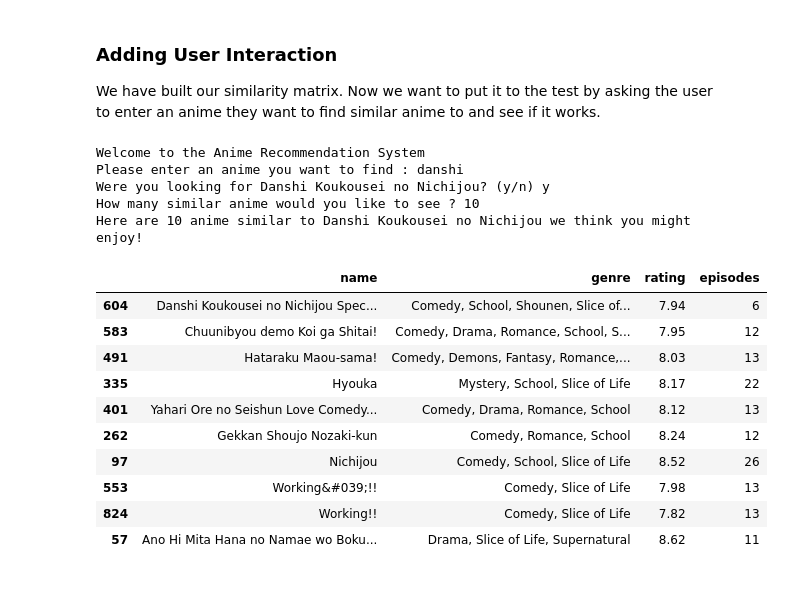
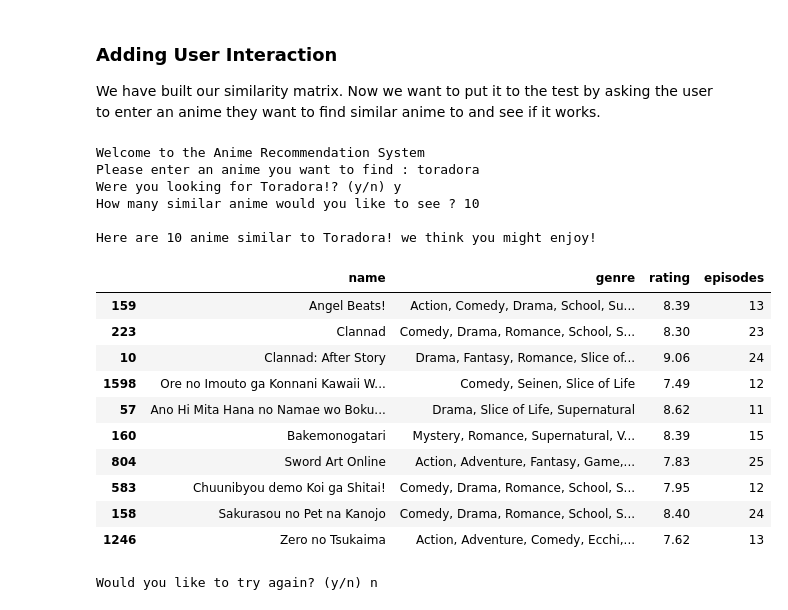
Before and after one commit to darreniyer0601/anime-rec-system, a Jupyter notebook: anime_recommendation_system.ipynb, the cells around one changed output. Cells and saved outputs as stored; diff of their text form; code cells hidden in the pictures.

```diff
--- a/anime_recommendation_system.ipynb
+++ b/anime_recommendation_system.ipynb
@@ -114,8 +114,8 @@ user_ratings.head()
 5 rows × 9926 columns
 # %%
 # There seem to be a lot of NaN values
-# Let's drop all anime which have less than 100 ratings
-user_ratings = user_ratings.dropna(thresh=100,axis=1)
+# Let's drop all anime which have less than 50 ratings
+user_ratings = user_ratings.dropna(thresh=50,axis=1)
 # %%
 # We will clean the remaining values by replacing NaN with 0
 user_ratings = user_ratings.fillna(0)
@@ -255,7 +255,7 @@ def confirm_user_anime(found):
             continue
     return ''
 # %%
-def main():
+def run_recommender():
     # Welcome user to system
     print('Welcome to the Anime Recommendation System')
 
@@ -271,6 +271,7 @@ def main():
     # Check to see if any anime were found
     if len(found) == 0:
         print('Sorry, we were not able to find that in our database')
+        return
 
     # Confirm the anime from the user
     anime_to_find = confirm_user_anime(found)
@@ -278,6 +279,7 @@ def main():
     # Check to see if the user's anime was in the list
     if len(anime_to_find) == 0:
         print('Sorry we were unable to find the anime you were looking for')
+        return
 
     # Ask user for number of similar anime they want to see
     limit = input('How many similar anime would you like to see ? ')
@@ -293,22 +295,28 @@ def main():
     print(f'Here are {limit} anime similar to {anime_to_find} we think you might enjoy!')
     display(top_similar_anime)
 # %%
-if __name__ == '__main__':
-    main()
+while True:
+    run_recommender()
+    retry = input('Would you like to try again? (y/n) ')
+    if retry != 'y':
+        break
+    %clear
 # %% [output]
 Welcome to the Anime Recommendation System
-Please enter an anime you want to find : danshi
-Were you looking for Danshi Koukousei no Nichijou? (y/n) y
+Please enter an anime you want to find : toradora
+Were you looking for Toradora!? (y/n) y
 How many similar anime would you like to see ? 10
-Here are 10 anime similar to Danshi Koukousei no Nichijou we think you might enjoy!
+
+Here are 10 anime similar to Toradora! we think you might enjoy!
 |  | name | genre | rating | episodes |
-| 604 | Danshi Koukousei no Nichijou Spec... | Comedy, School, Shounen, Slice of... | 7.94 | 6 |
+| 159 | Angel Beats! | Action, Comedy, Drama, School, Su... | 8.39 | 13 |
+| 223 | Clannad | Comedy, Drama, Romance, School, S... | 8.30 | 23 |
+| 10 | Clannad: After Story | Drama, Fantasy, Romance, Slice of... | 9.06 | 24 |
+| 1598 | Ore no Imouto ga Konnani Kawaii W... | Comedy, Seinen, Slice of Life | 7.49 | 12 |
+| 57 | Ano Hi Mita Hana no Namae wo Boku... | Drama, Slice of Life, Supernatural | 8.62 | 11 |
+| 160 | Bakemonogatari | Mystery, Romance, Supernatural, V... | 8.39 | 15 |
+| 804 | Sword Art Online | Action, Adventure, Fantasy, Game,... | 7.83 | 25 |
 | 583 | Chuunibyou demo Koi ga Shitai! | Comedy, Drama, Romance, School, S... | 7.95 | 12 |
-| 491 | Hataraku Maou-sama! | Comedy, Demons, Fantasy, Romance,... | 8.03 | 13 |
-| 335 | Hyouka | Mystery, School, Slice of Life | 8.17 | 22 |
-| 401 | Yahari Ore no Seishun Love Comedy... | Comedy, Drama, Romance, School | 8.12 | 13 |
-| 262 | Gekkan Shoujo Nozaki-kun | Comedy, Romance, School | 8.24 | 12 |
-| 97 | Nichijou | Comedy, School, Slice of Life | 8.52 | 26 |
-| 553 | Working&#039;!! | Comedy, Slice of Life | 7.98 | 13 |
-| 824 | Working!! | Comedy, Slice of Life | 7.82 | 13 |
-| 57 | Ano Hi Mita Hana no Namae wo Boku... | Drama, Slice of Life, Supernatural | 8.62 | 11 |
+| 158 | Sakurasou no Pet na Kanojo | Comedy, Drama, Romance, School, S... | 8.40 | 24 |
+| 1246 | Zero no Tsukaima | Action, Adventure, Comedy, Ecchi,... | 7.62 | 13 |
+Would you like to try again? (y/n) n
```
Also changed, not shown: parts of 2 cells of this notebook.
